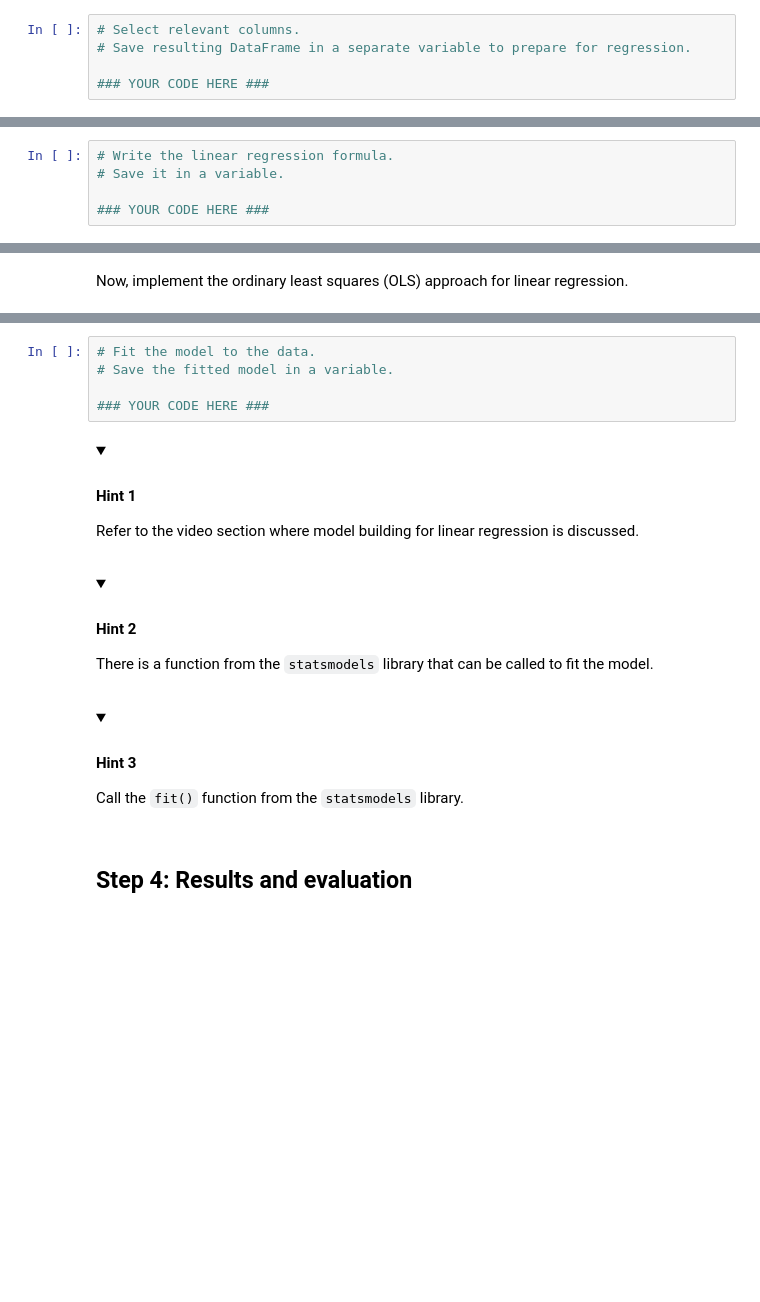
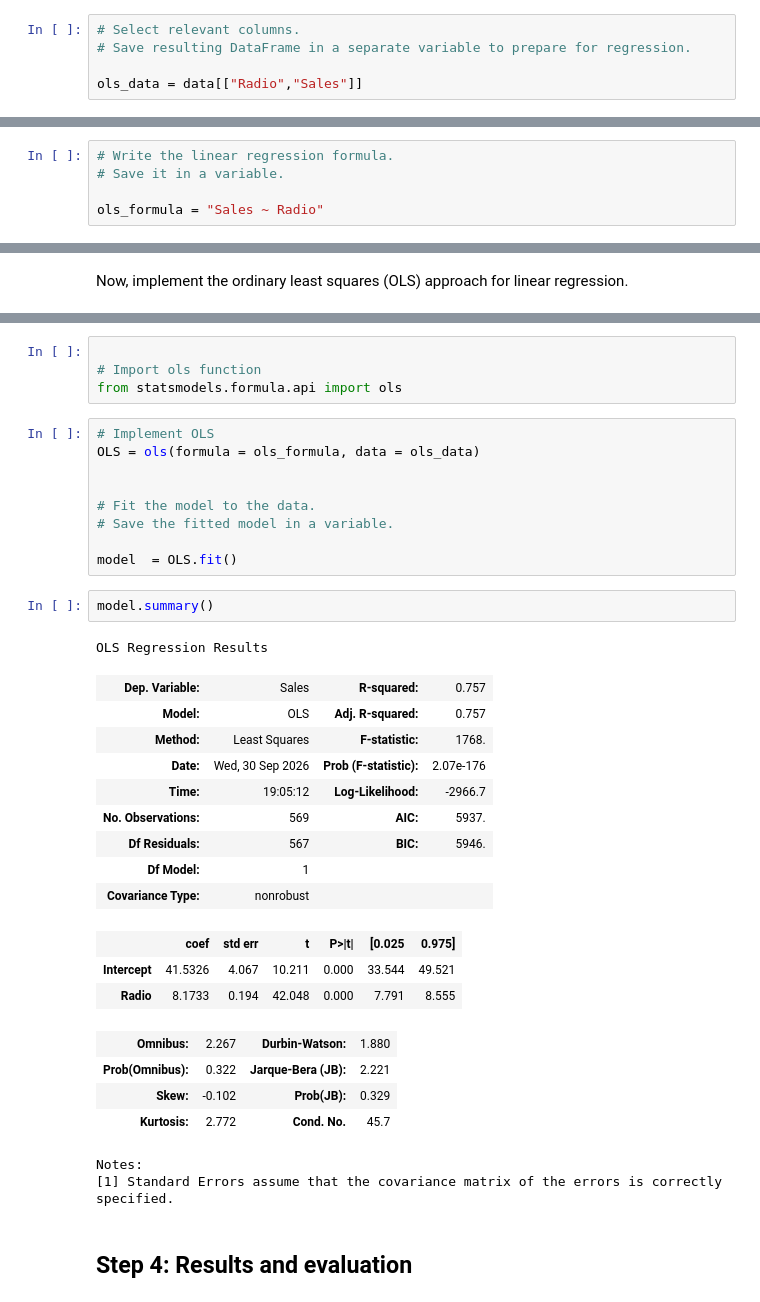
Before and after one commit to dyyland23-glitch/Marketing-sales-data, a Jupyter notebook: marketing_Run simple linear regression (2).ipynb, the cells around one changed output, grey strips where cells are left out. Cells and saved outputs as stored; diff of their text form; folded sections open; blank space fills up the shorter version.

```diff
--- a/marketing_Run simple linear regression (2).ipynb
+++ b/marketing_Run simple linear regression (2).ipynb
@@ -327,4 +288,4 @@ Select only the columns that are needed for the model.
 # Select relevant columns.
 # Save resulting DataFrame in a separate variable to prepare for regression.
 
-### YOUR CODE HERE ###
+ols_data = data[["Radio","Sales"]]
@@ -382,4 +315,4 @@ Next, write the linear regression formula for modeling the relationship between
 # Write the linear regression formula.
 # Save it in a variable.
 
-### YOUR CODE HERE ###
+ols_formula = "Sales ~ Radio"
@@ -436,29 +321,38 @@ Now, create a linear regression model for the data and fit the model to the data
+# %%
+
+# Import ols function
+from statsmodels.formula.api import ols
 # %%
+# Implement OLS
+OLS = ols(formula = ols_formula, data = ols_data)
+
+
 # Fit the model to the data.
 # Save the fitted model in a variable.
 
-### YOUR CODE HERE ###
+model  = OLS.fit()
-# %% [markdown]
-<details>
-<summary><h4><strong>Hint 1</strong></h4></summary>
-
-Refer to the video section where model building for linear regression is discussed.
-
-</details>
-# %% [markdown]
-<details>
-<summary><h4><strong>Hint 2</strong></h4></summary>
-
-  There is a function from the `statsmodels` library that can be called to fit the model.
-
-</details>
-# %% [markdown]
-<details>
-<summary><h4><strong>Hint 3</strong></h4></summary>
-
-Call the `fit()` function from the `statsmodels` library.
-
-</details>
+# %%
+model.summary()
+# %% [output]
+OLS Regression Results
+| Dep. Variable: | Sales | R-squared: | 0.757 |
+| Model: | OLS | Adj. R-squared: | 0.757 |
+| Method: | Least Squares | F-statistic: | 1768. |
+| Date: | Wed, 30 Sep 2026 | Prob (F-statistic): | 2.07e-176 |
+| Time: | 19:05:12 | Log-Likelihood: | -2966.7 |
+| No. Observations: | 569 | AIC: | 5937. |
+| Df Residuals: | 567 | BIC: | 5946. |
+| Df Model: | 1 |  |  |
+| Covariance Type: | nonrobust |  |  |
+|  | coef | std err | t | P>|t| | [0.025 | 0.975] |
+| Intercept | 41.5326 | 4.067 | 10.211 | 0.000 | 33.544 | 49.521 |
+| Radio | 8.1733 | 0.194 | 42.048 | 0.000 | 7.791 | 8.555 |
+| Omnibus: | 2.267 | Durbin-Watson: | 1.880 |
+| Prob(Omnibus): | 0.322 | Jarque-Bera (JB): | 2.221 |
+| Skew: | -0.102 | Prob(JB): | 0.329 |
+| Kurtosis: | 2.772 | Cond. No. | 45.7 |
+Notes:
+[1] Standard Errors assume that the covariance matrix of the errors is correctly specified.
 # %% [markdown]
 ## **Step 4: Results and evaluation**
 # %% [markdown]
```
Also changed, not shown: parts of 28 cells of this notebook.
